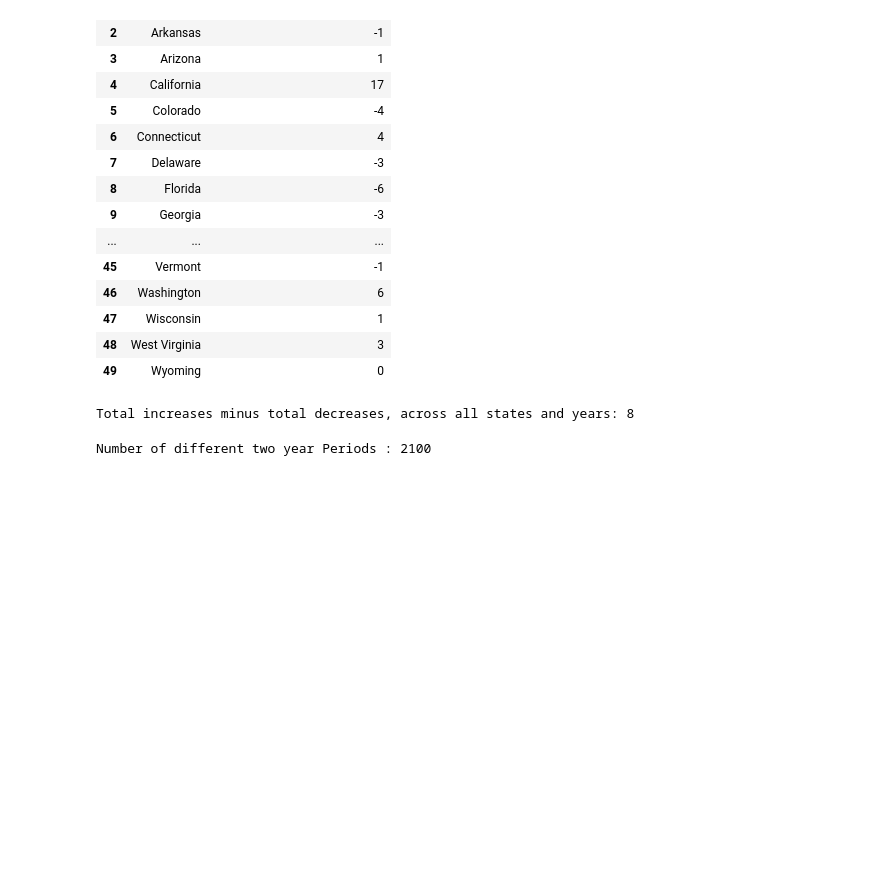
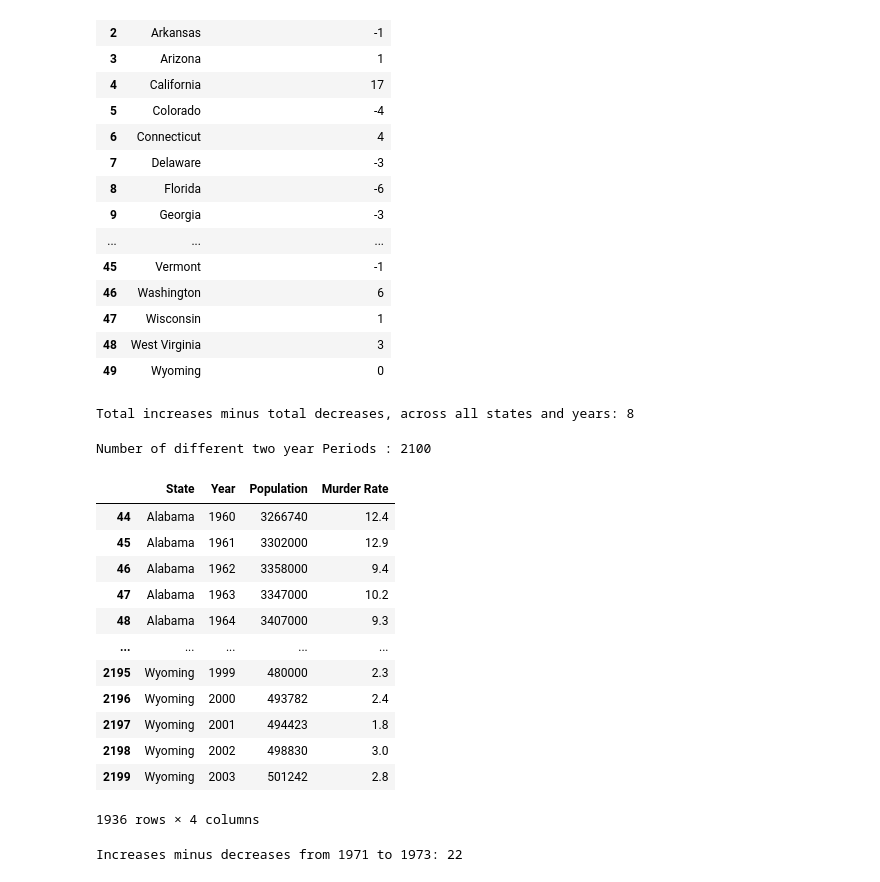
Before and after one commit to manishareddynarayan/Akshitha_INFO5731_Spring2020, a Jupyter notebook: 5502_Assignment5.ipynb, the cells around one changed output. Cells and saved outputs as stored; diff of their text form; code cells hidden in the pictures; blank space fills up the shorter version.

```diff
--- a/5502_Assignment5.ipynb
+++ b/5502_Assignment5.ipynb
@@ -132,0 +144,42 @@ Number of different two year Periods : 2100
+# %%
+#3.3
+df3 = df[['State','Year','Population','Murder Rate']]
+death_penalty_murder_rates = df3.loc[(df3['State'] != 'Alaska')&(df3['State'] != 'Hawaii')&(df3['State'] != 'Maine')&
+                                     (df3['State'] != 'Michigan')&(df3['State'] != 'Wisconsin')&(df3['State'] != 'Minnesota')]
+death_penalty_murder_rates
+# %% [output]
+|  | State | Year | Population | Murder Rate |
+| 44 | Alabama | 1960 | 3266740 | 12.4 |
+| 45 | Alabama | 1961 | 3302000 | 12.9 |
+| 46 | Alabama | 1962 | 3358000 | 9.4 |
+| 47 | Alabama | 1963 | 3347000 | 10.2 |
+| 48 | Alabama | 1964 | 3407000 | 9.3 |
+| ... | ... | ... | ... | ... |
+| 2195 | Wyoming | 1999 | 480000 | 2.3 |
+| 2196 | Wyoming | 2000 | 493782 | 2.4 |
+| 2197 | Wyoming | 2001 | 494423 | 1.8 |
+| 2198 | Wyoming | 2002 | 498830 | 3.0 |
+| 2199 | Wyoming | 2003 | 501242 | 2.8 |
+1936 rows × 4 columns
+# %%
+#3.4
+u=death_penalty_murder_rates['State'].unique()
+df4 = death_penalty_murder_rates.loc[(df3['Year'] == 1971)].reset_index()[['Murder Rate']]
+year1971=df4.rename(columns={'Murder Rate':'Murder rate in 1971'})
+df4 = death_penalty_murder_rates.loc[(df3['Year'] == 1973)].reset_index()[['Murder Rate']]
+year1973=df4.rename(columns={'Murder Rate':'Murder rate in 1973'})
+diffyear=pd.DataFrame(u)
+diffyear[1971]=year1971
+diffyear[1973]=year1973
+diffyear['Diff']=diffyear[1973]-diffyear[1971]
+diffyearlist = diffyear['Diff'].tolist()
+pos_count, neg_count = 0, 0
+for num in diffyearlist:
+    if num >= 0:
+        pos_count += 1
+    else:
+        neg_count += 1
+changes_72 = pos_count - neg_count
+print('Increases minus decreases from 1971 to 1973:', changes_72)
+# %% [output]
+Increases minus decreases from 1971 to 1973: 22
```
Also changed, not shown: parts of 5 cells of this notebook.
